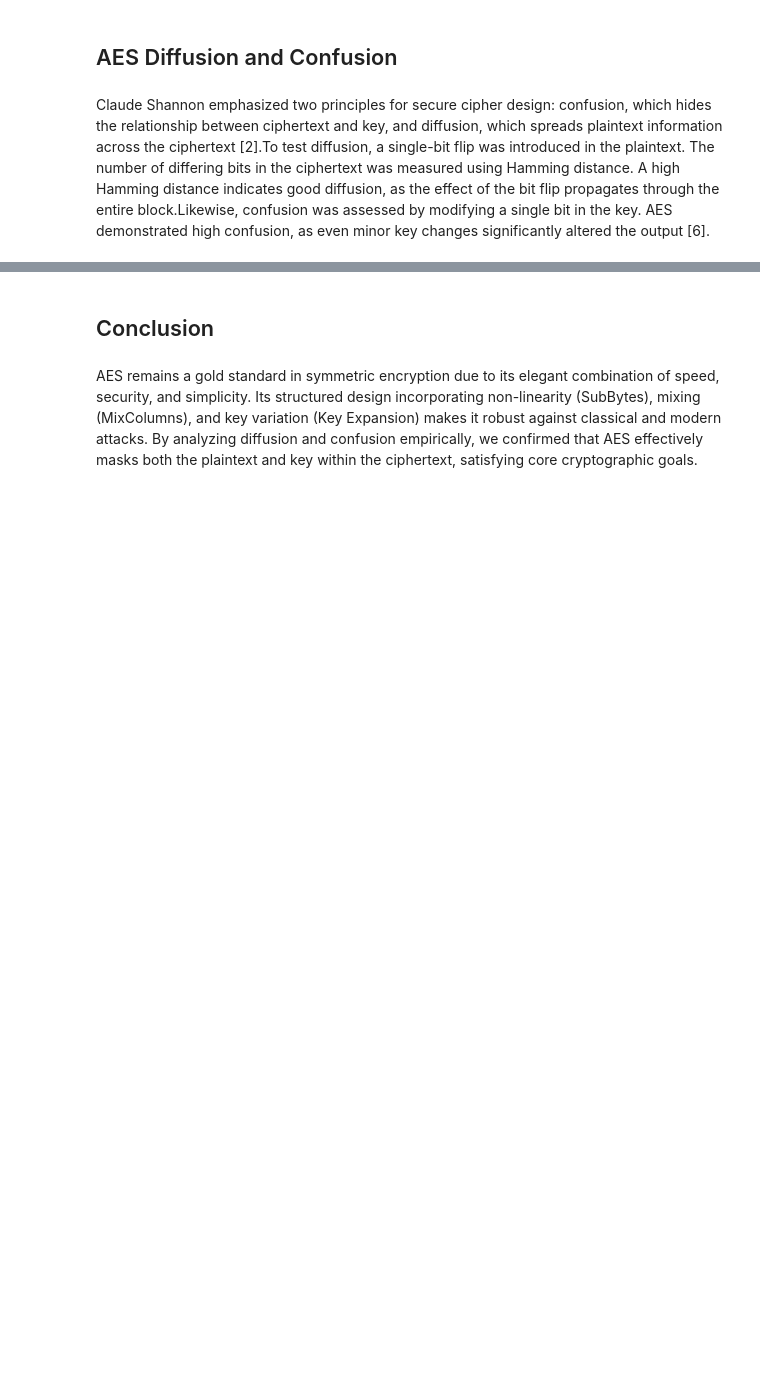
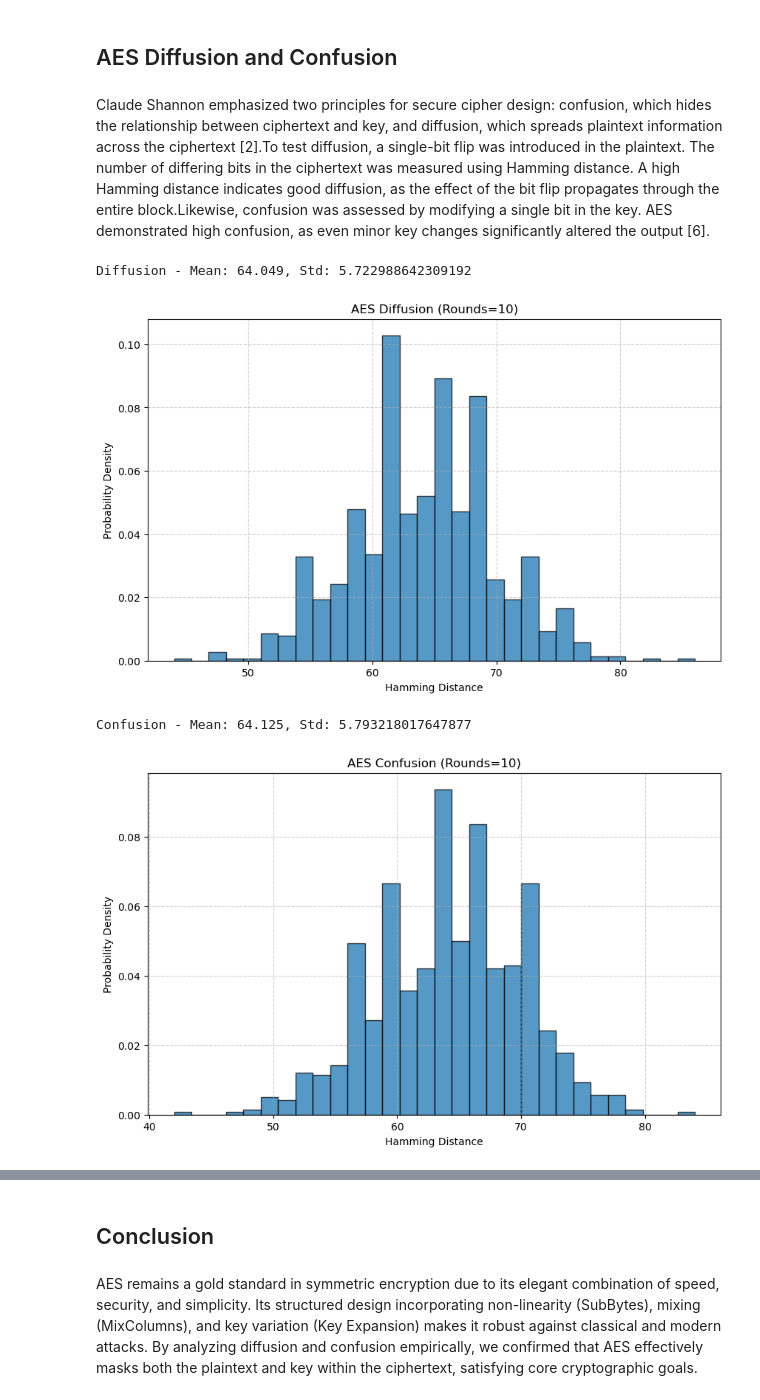
Before and after one commit to sudentrs/Elements-of-Applied-Data-Security, a Jupyter notebook: Assignment 3/template.ipynb, the cells around one changed output, grey strips where cells are left out. Drawn from its saved outputs; the diff is of its cells as text; code cells hidden in the pictures; blank space fills up the shorter version.

Commit message:
montecarlo

```diff
--- a/Assignment 3/template.ipynb
+++ b/Assignment 3/template.ipynb
@@ -306,3 +306,42 @@ def run_monte_carlo(function, num_rounds=None, num_trials=1000):
 # %%
 diffusion_results = run_monte_carlo(aes_diffusion, num_rounds=1, num_trials=1000)
 confusion_results = run_monte_carlo(aes_confusion, num_rounds=10, num_trials=1000)
+# %%
+import matplotlib.pyplot as plt
+import numpy as np
+
+def run_monte_carlo(function, num_rounds=None, num_trials=1000):
+    distances = []
+    for _ in range(num_trials):
+        distance = function(num_rounds)
+        distances.append(distance)
+
+    return distances
+
+def plot_distribution(distances, title):
+    plt.figure(figsize=(10, 6))
+    plt.hist(distances, bins=30, alpha=0.75, edgecolor='black', density=True)
+    plt.title(title)
+    plt.xlabel("Hamming Distance")
+    plt.ylabel("Probability Density")
+    plt.grid(True, linestyle="--", alpha=0.6)
+    plt.show()
+
+# Run Monte Carlo Simulation for Diffusion and Confusion
+num_rounds = 10  # Change this for different rounds
+num_trials = 1000
+
+# Diffusion Analysis
+diffusion_distances = run_monte_carlo(aes_diffusion, num_rounds, num_trials)
+print(f"Diffusion - Mean: {np.mean(diffusion_distances)}, Std: {np.std(diffusion_distances)}")
+plot_distribution(diffusion_distances, f"AES Diffusion (Rounds={num_rounds})")
+
+# Confusion Analysis
+confusion_distances = run_monte_carlo(aes_confusion, num_rounds, num_trials)
+print(f"Confusion - Mean: {np.mean(confusion_distances)}, Std: {np.std(confusion_distances)}")
+plot_distribution(confusion_distances, f"AES Confusion (Rounds={num_rounds})")
+# %% [output]
+Diffusion - Mean: 64.049, Std: 5.722988642309192
+[figure, added]
+Confusion - Mean: 64.125, Std: 5.793218017647877
+[figure, added]
```
Also changed, not shown: parts of 2 cells of this notebook, 2 other files.
